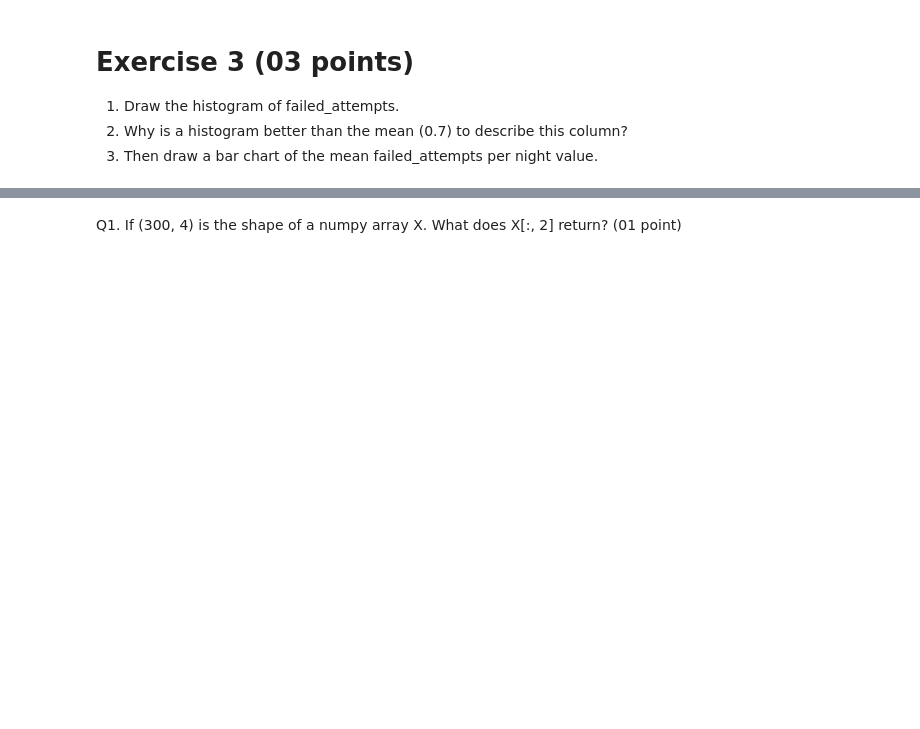
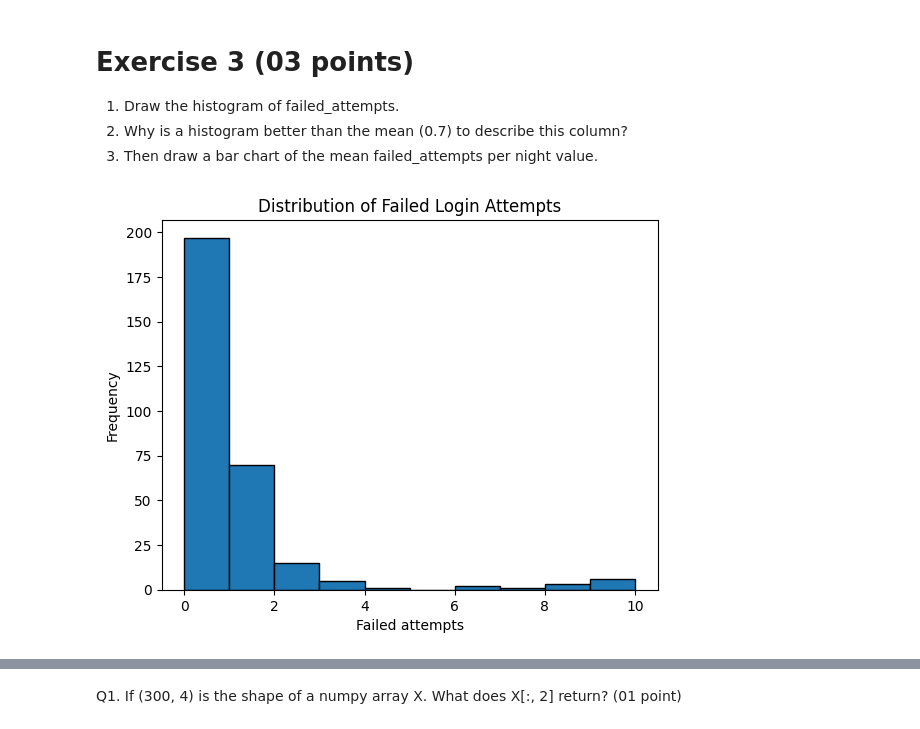
Before and after one commit to israa-wq/WKSH1, a Jupyter notebook: TP1.ipynb, the cells around one changed output, grey strips where cells are left out. Cells and saved outputs as stored; diff of their text form; code cells hidden in the pictures; blank space fills up the shorter version.

```diff
--- a/TP1.ipynb
+++ b/TP1.ipynb
@@ -78,6 +98,8 @@ log = pd.DataFrame({"user":    rng.choice(["ali", "sara", "yacine", "nour", "kar
 # Choose randomly 12 different indexes and set 12 integer values from [5,11[ in the feature "failed_attempt"
 
 # Write your code here
+indexes = rng.choice(n, size=12, replace=False)
+log.loc[indexes, "failed_attempts"] = rng.integers(5, 11, size=12)
 # %%
 # Autograded cell (Failed attempts)
 # Skip it
@@ -85,6 +107,8 @@ log = pd.DataFrame({"user":    rng.choice(["ali", "sara", "yacine", "nour", "kar
 # Insert 10 missing values randomly
 
 # Write your code here
+missing_indexes = rng.choice(n, size=10, replace=False)
+log.loc[missing_indexes, "duration_min"] = np.nan
 # %%
 # Auto graded cell (missing values)
 # skip it
@@ -110,4 +153,5 @@ log = pd.DataFrame({"user":    rng.choice(["ali", "sara", "yacine", "nour", "kar
 3. Add a column long_session equal to 1 when duration_min is above 30.
 # %%
 # Write your code here
-# log['long_session'] = ...
+log["long_session"] = (log["duration_min"] > 30).astype(int)
+print(log.head(10))
@@ -124,3 +177,14 @@ log = pd.DataFrame({"user":    rng.choice(["ali", "sara", "yacine", "nour", "kar
+# %%
+# Draw the histogram of failed_attempts.
+plt.hist(log["failed_attempts"], bins=10, edgecolor="black")
+
+plt.xlabel("Failed attempts")
+plt.ylabel("Frequency")
+plt.title("Distribution of Failed Login Attempts")
+
+plt.show()
+# %% [output]
+[figure, added]
 # %%
 # Auto-graded cell - Skip it...
 # %%
```
Also changed, not shown: parts of 19 cells of this notebook.
